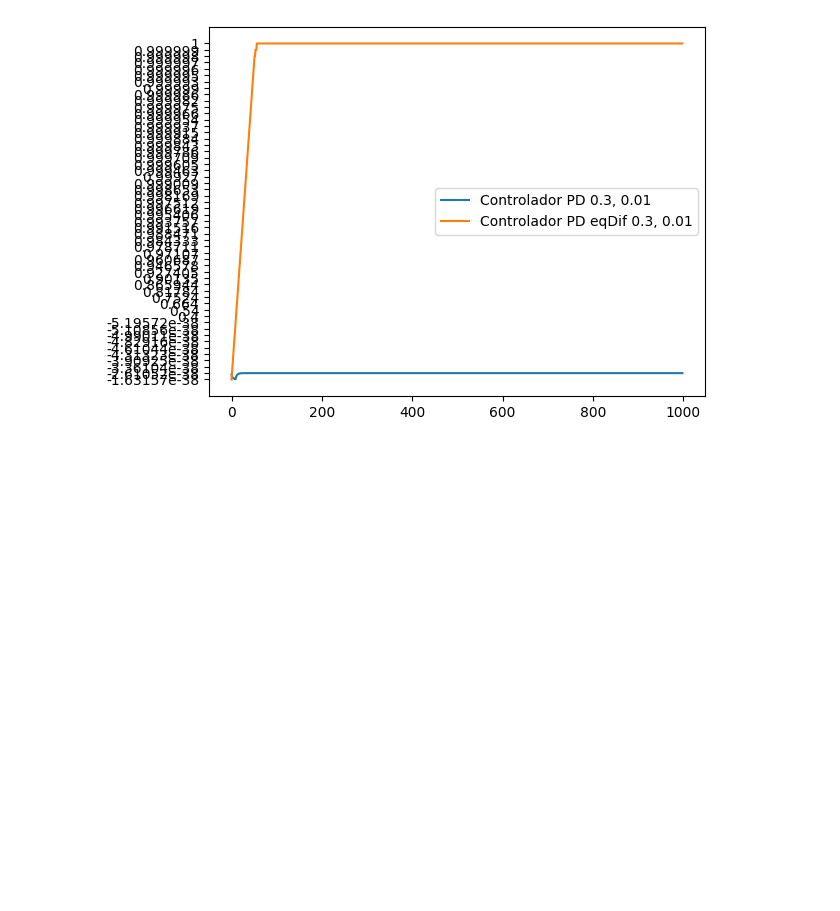
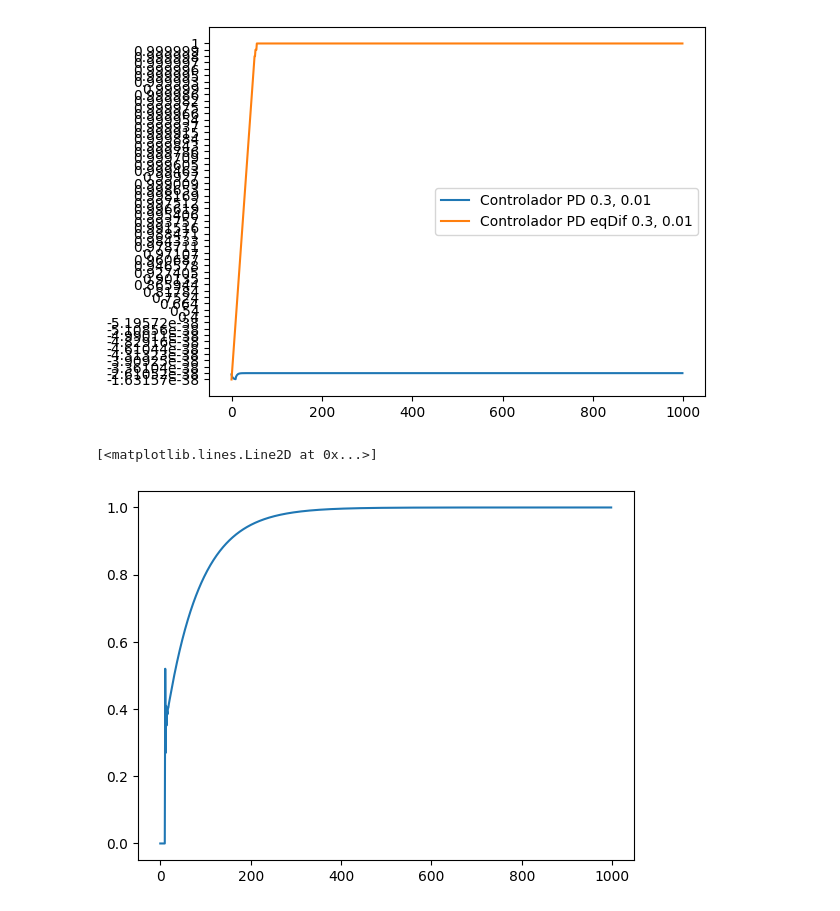
Before and after one commit to JoaoYukio/PCO119, a Jupyter notebook: Parte_Max/simulacaoControle/visualizacao.ipynb, the cells around one changed output. Drawn from its saved outputs; the diff is of its cells as text; code cells hidden in the pictures; blank space fills up the shorter version.

```diff
--- a/Parte_Max/simulacaoControle/visualizacao.ipynb
+++ b/Parte_Max/simulacaoControle/visualizacao.ipynb
@@ -136,0 +162,11 @@ plt.legend()
+# %%
+#Controlador PI eqDif
+fSI2 = open("outSoloPIgetControl.txt", "r")
+arrSPI2 = fSI2.read().split(',')
+arrSPI2 = arrSPI2[:len(arrSPI2)-2]#O ultimo carectere é um espaço em branco
+arrSPI2 = [float(x) for x in arrSPI2]
+# %%
+plt.plot(arrSPI2, label = "Controlador PI 0.5, 0.2")
+# %% [output]
+[<matplotlib.lines.Line2D at 0x...>]
+[figure, added]
```
Also changed, not shown: parts of 6 cells of this notebook, 8 other files.
